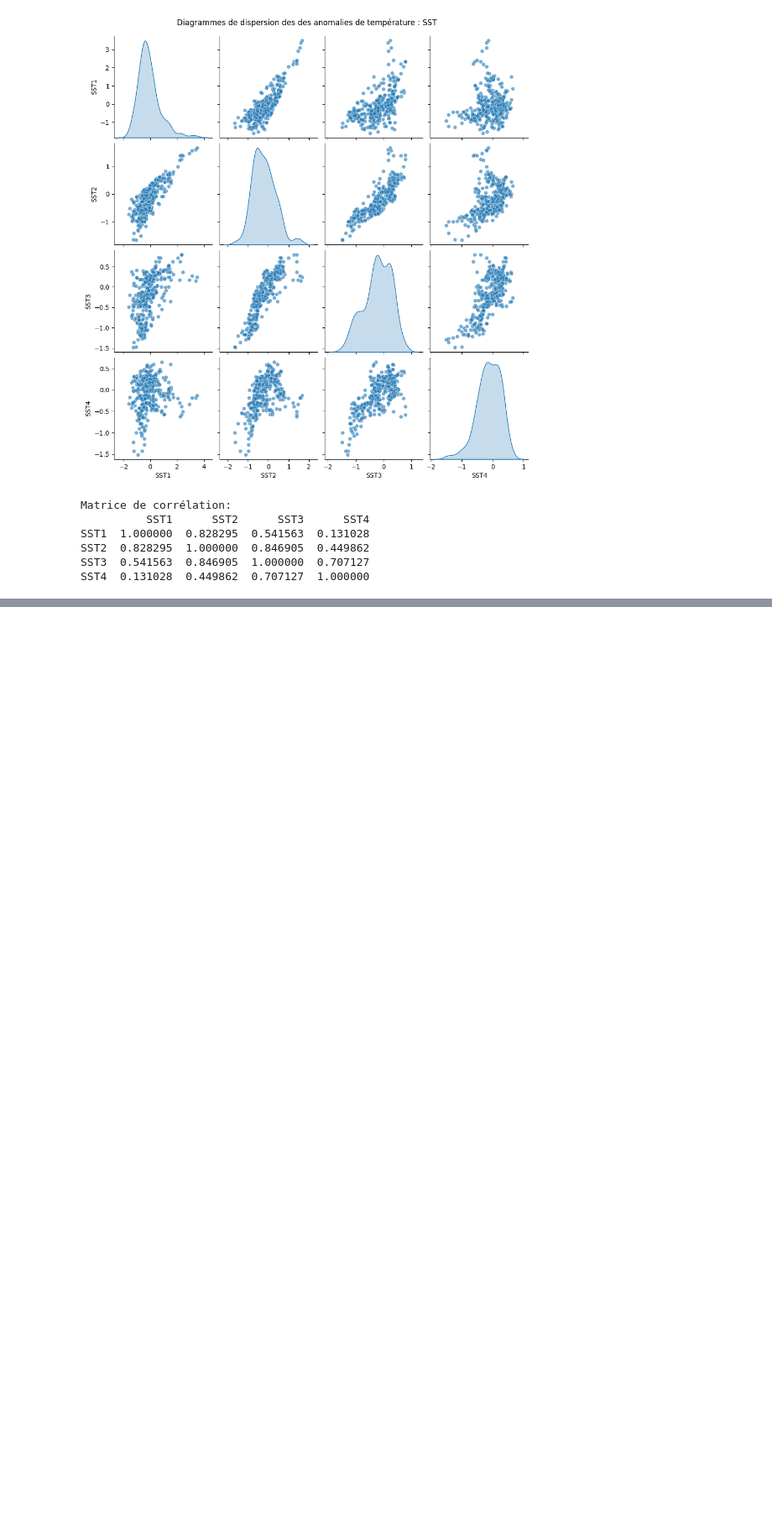
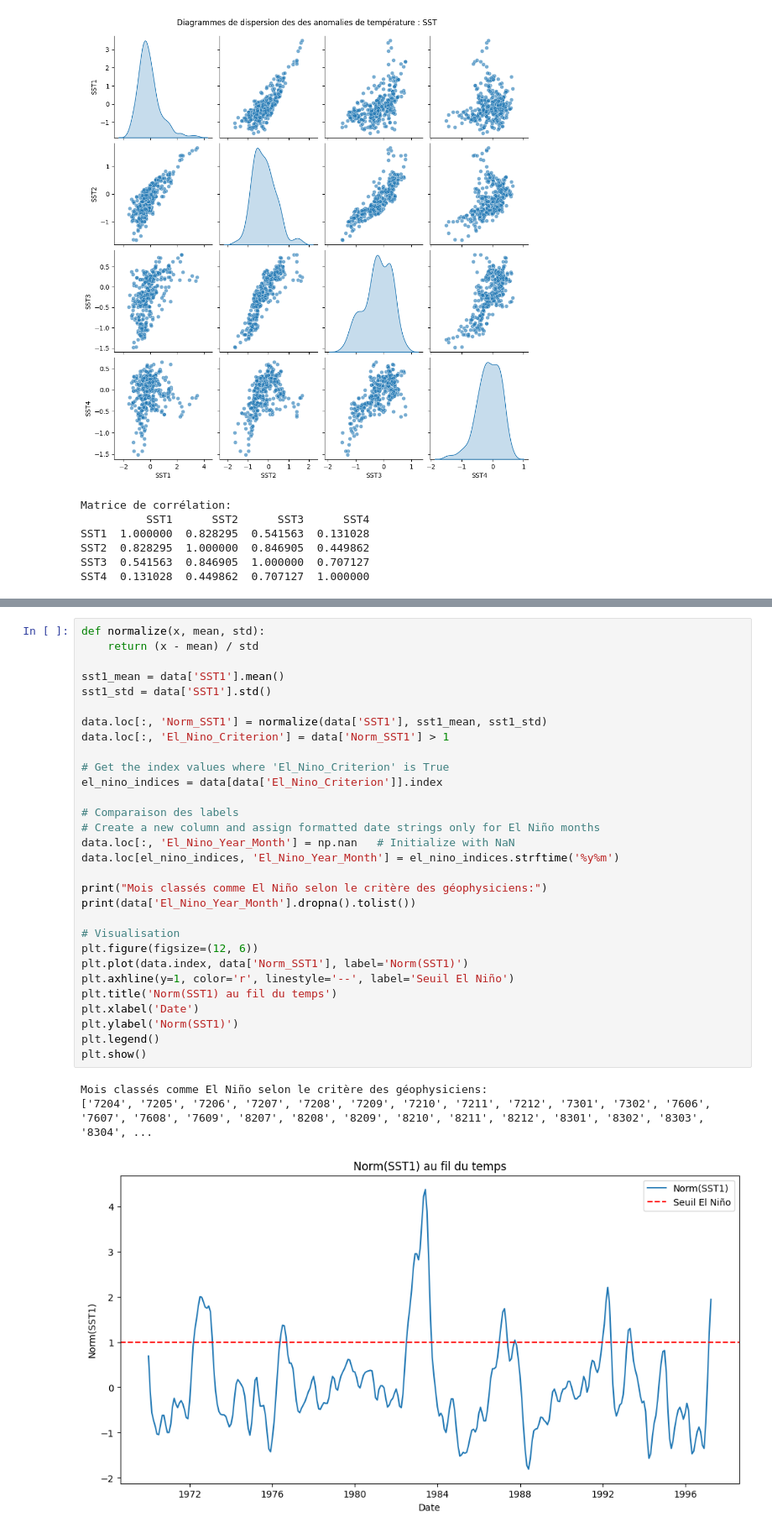
Before and after one commit to lapprenti500/el_nino_dataset, a Jupyter notebook: nino_dataset.ipynb, the cells around one changed output, grey strips where cells are left out. Shown at 84% size. Cells and saved outputs as stored; diff of their text form; blank space fills up the shorter version.

```diff
--- a/nino_dataset.ipynb
+++ b/nino_dataset.ipynb
@@ -195,0 +331,34 @@ for i, col1 in enumerate(['SST1', 'SST2', 'SST3', 'SST4']):
+# %%
+def normalize(x, mean, std):
+    return (x - mean) / std
+
+sst1_mean = data['SST1'].mean()
+sst1_std = data['SST1'].std()
+
+data.loc[:, 'Norm_SST1'] = normalize(data['SST1'], sst1_mean, sst1_std)
+data.loc[:, 'El_Nino_Criterion'] = data['Norm_SST1'] > 1
+
+# Get the index values where 'El_Nino_Criterion' is True
+el_nino_indices = data[data['El_Nino_Criterion']].index
+
+# Comparaison des labels
+# Create a new column and assign formatted date strings only for El Niño months
+data.loc[:, 'El_Nino_Year_Month'] = np.nan   # Initialize with NaN
+data.loc[el_nino_indices, 'El_Nino_Year_Month'] = el_nino_indices.strftime('%y%m')
+
+print("Mois classés comme El Niño selon le critère des géophysiciens:")
+print(data['El_Nino_Year_Month'].dropna().tolist())
+
+# Visualisation
+plt.figure(figsize=(12, 6))
+plt.plot(data.index, data['Norm_SST1'], label='Norm(SST1)')
+plt.axhline(y=1, color='r', linestyle='--', label='Seuil El Niño')
+plt.title('Norm(SST1) au fil du temps')
+plt.xlabel('Date')
+plt.ylabel('Norm(SST1)')
+plt.legend()
+plt.show()
+# %% [output]
+Mois classés comme El Niño selon le critère des géophysiciens:
+['7204', '7205', '7206', '7207', '7208', '7209', '7210', '7211', '7212', '7301', '7302', '7606', '7607', '7608', '7609', '8207', '8208', '8209', '8210', '8211', '8212', '8301', '8302', '8303', '8304', ...
+[figure, added]
```
Also changed, not shown: parts of 15 cells of this notebook.
